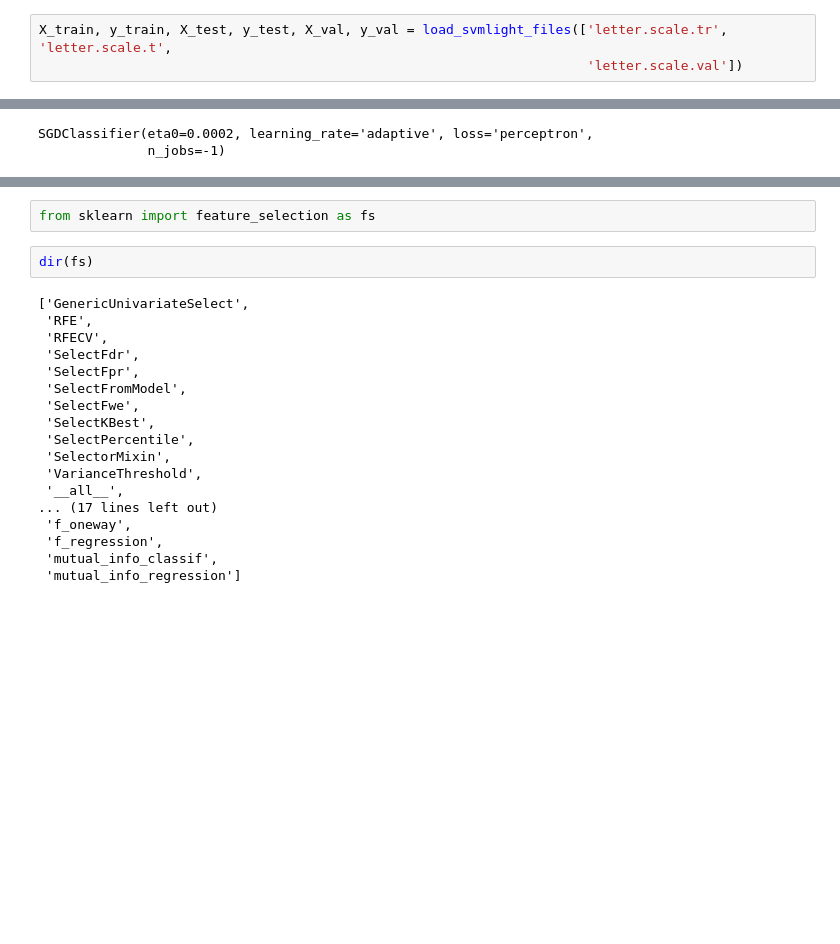
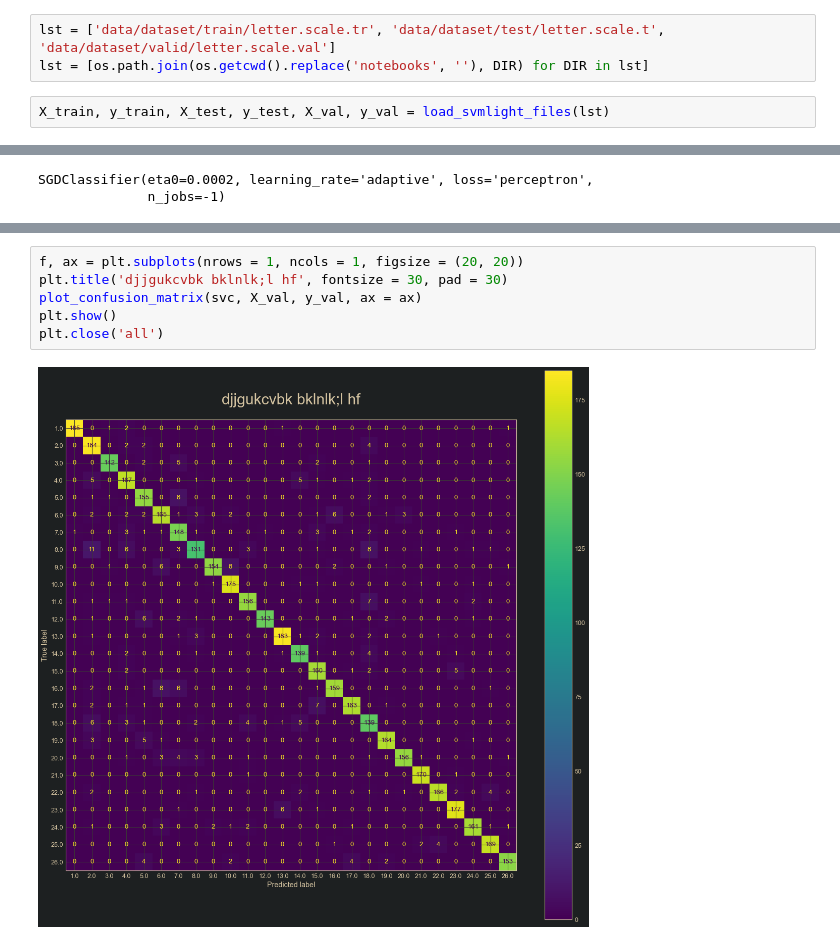
Before and after one commit to Archymade/English-Letter-Classifier, a Jupyter notebook: notebooks/Letter Classification.ipynb, the cells around one changed output, grey strips where cells are left out. Cells and saved outputs as stored; diff of their text form; blank space fills up the shorter version.

```diff
--- a/notebooks/Letter Classification.ipynb
+++ b/notebooks/Letter Classification.ipynb
@@ -10,7 +13,9 @@ from jupyterthemes import jtplot
 jtplot.style('gruvboxd')
 # %%
 SEED = np.random.default_rng(seed = 2021)
+# %%
+lst = ['data/dataset/train/letter.scale.tr', 'data/dataset/test/letter.scale.t', 'data/dataset/valid/letter.scale.val']
+lst = [os.path.join(os.getcwd().replace('notebooks', ''), DIR) for DIR in lst]
 # %%
-X_train, y_train, X_test, y_test, X_val, y_val = load_svmlight_files(['letter.scale.tr', 'letter.scale.t',
-                                                                      'letter.scale.val'])
+X_train, y_train, X_test, y_test, X_val, y_val = load_svmlight_files(lst)
 # %%
@@ -299,22 +359,8 @@ print(classification_report(y_test, sgd.predict(X_test)))
-# %%
-from sklearn import feature_selection as fs
-# %%
-dir(fs)
-# %% [output]
-['GenericUnivariateSelect',
- 'RFE',
- 'RFECV',
- 'SelectFdr',
- 'SelectFpr',
- 'SelectFromModel',
- 'SelectFwe',
- 'SelectKBest',
- 'SelectPercentile',
- 'SelectorMixin',
- 'VarianceThreshold',
- '__all__',
-... (17 lines left out)
- 'f_oneway',
- 'f_regression',
- 'mutual_info_classif',
- 'mutual_info_regression']
+# %%
+f, ax = plt.subplots(nrows = 1, ncols = 1, figsize = (20, 20))
+plt.title('djjgukcvbk bklnlk;l hf', fontsize = 30, pad = 30)
+plot_confusion_matrix(svc, X_val, y_val, ax = ax)
+plt.show()
+plt.close('all')
+# %% [output]
+[figure, added]
```
Also changed, not shown: parts of 7 cells of this notebook, 28 other files.
